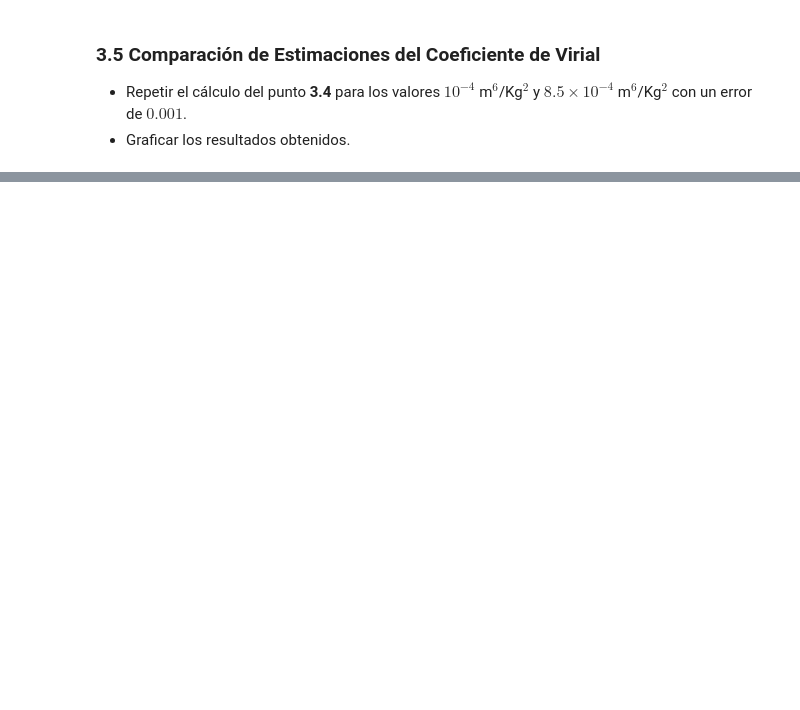
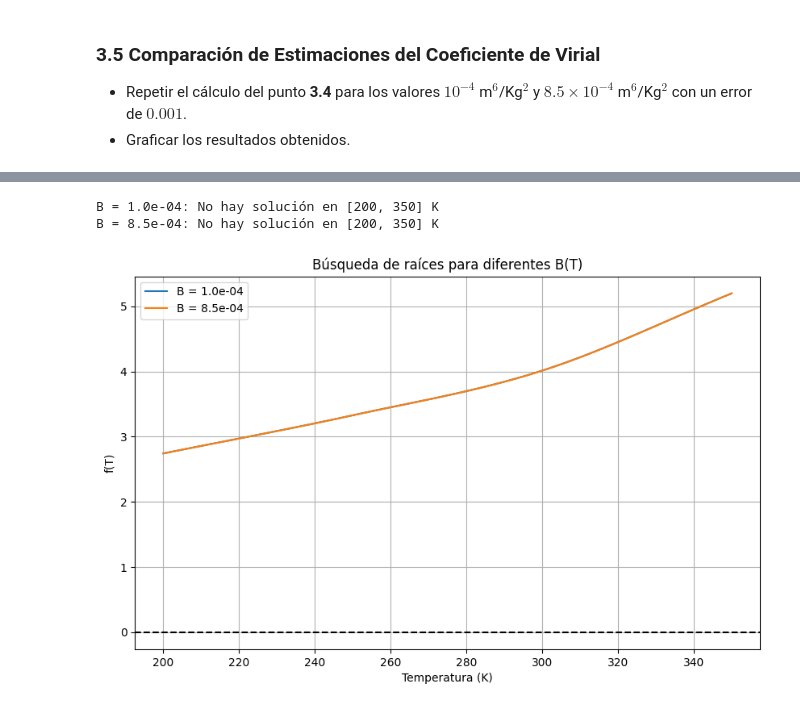
Before and after one commit to Jacobo24/Caso_1_M-todos, a Jupyter notebook: Caso_1.ipynb, the cells around one changed output, grey strips where cells are left out. Cells and saved outputs as stored; diff of their text form; code cells hidden in the pictures; blank space fills up the shorter version.

```diff
--- a/Caso_1.ipynb
+++ b/Caso_1.ipynb
@@ -760,0 +549,53 @@ Tabla de resultados para la estimación del coeficiente de Virial:
+# %%
+import numpy as np
+from scipy.interpolate import CubicHermiteSpline
+from scipy.optimize import bisect
+import matplotlib.pyplot as plt
+
+# Datos
+T_nodos = np.array([200.0, 250.0, 300.0, 350.0])  # K
+V_nodos = np.array([2.8, 3.4, 4.1, 5.3])          # m³/kg
+dVdT_nodos = np.array([0.012, 0.013, 0.019, 0.024]) # m³/kg·K
+
+# Interpolación de Hermite para V(T)
+V_interp = CubicHermiteSpline(T_nodos, V_nodos, dVdT_nodos)
+
+# Constantes
+R = 287.0  # J/(kg·K)
+P = 1e6    # Pa (1 MPa)
+
+# Función f(T) = V(T) - (R*T)/P - B_target
+def f(T, B_target):
+    return V_interp(T) - (R * T) / P - B_target
+
+# Valores objetivo de B
+B_targets = [1e-4, 8.5e-4]
+
+# Búsqueda de raíces para cada B_target
+solutions = []
+for B_target in B_targets:
+    try:
+        T_sol = bisect(lambda T: f(T, B_target), 200, 350, xtol=0.001)
+        solutions.append(T_sol)
+        print(f"B = {B_target:.1e}: T = {T_sol:.2f} K")
+    except ValueError:
+        solutions.append(None)
+        print(f"B = {B_target:.1e}: No hay solución en [200, 350] K")
+
+# Gráfica de f(T) para ambos B_target
+T_range = np.linspace(200, 350, 100)
+plt.figure(figsize=(10, 6))
+for B_target in B_targets:
+    plt.plot(T_range, f(T_range, B_target), label=f"B = {B_target:.1e}")
+
+plt.axhline(0, color='black', linestyle='--')
+plt.xlabel("Temperatura (K)")
+plt.ylabel("f(T)")
+plt.title("Búsqueda de raíces para diferentes B(T)")
+plt.legend()
+plt.grid()
+plt.show()
+# %% [output]
+B = 1.0e-04: No hay solución en [200, 350] K
+B = 8.5e-04: No hay solución en [200, 350] K
+[figure, added]
```
Also changed, not shown: parts of 6 cells of this notebook.
